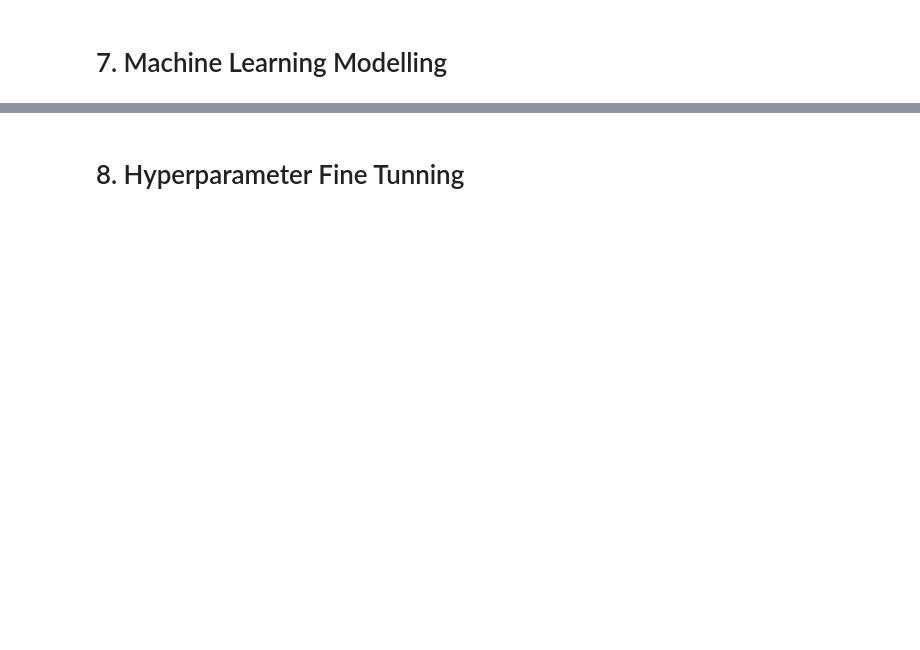
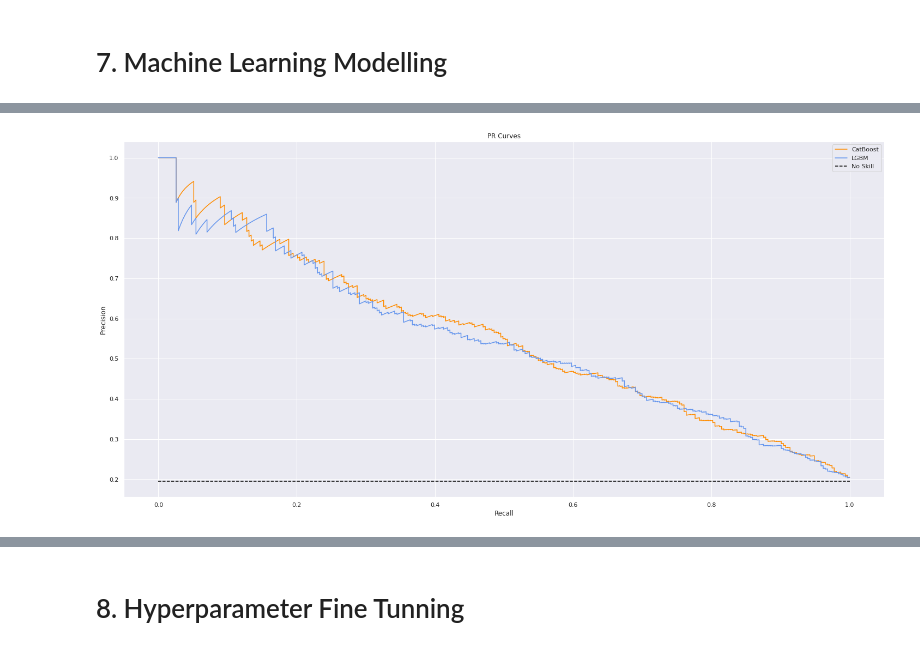
Before and after one commit to humberto-aguiar/churn_prediction, a Jupyter notebook: notebooks/churn_01.ipynb, the cells around one changed output, grey strips where cells are left out. Cells and saved outputs as stored; diff of their text form; code cells hidden in the pictures; blank space fills up the shorter version.

```diff
--- a/notebooks/churn_01.ipynb
+++ b/notebooks/churn_01.ipynb
@@ -559,0 +1226,21 @@ Not interested in correlation between gender and country
+# %%
+fig, ax = plt.subplots()
+
+#Catboost
+pr, rc, _ = precision_recall_curve(y_valid, y_score[:, 1] )
+ax.plot( rc, pr, label = 'CatBoost', color = 'darkorange')
+
+# LGBM
+pr, rc, _ = precision_recall_curve(y_valid, y_score2[:, 1] )
+ax.plot( rc, pr, label = 'LGBM', color = 'cornflowerblue')
+
+#No skill classifier
+no_skill = len( y_valid[y_valid==1] )/len(y_valid) #amount of 1s / total observations
+ax.plot([0, 1], [no_skill, no_skill], linestyle = '--', color = 'black', label= 'No Skill')
+
+ax.set_title('PR Curves')
+ax.set_xlabel('Recall')
+ax.set_ylabel('Precision')
+ax.legend(loc = 'best');
+# %% [output]
+[figure, added]
```
Also changed, not shown: parts of 82 cells of this notebook.
